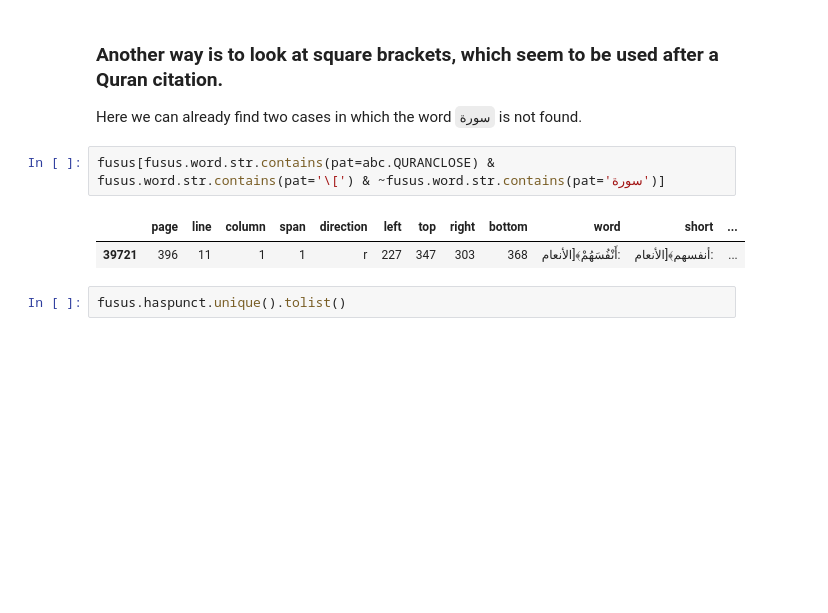
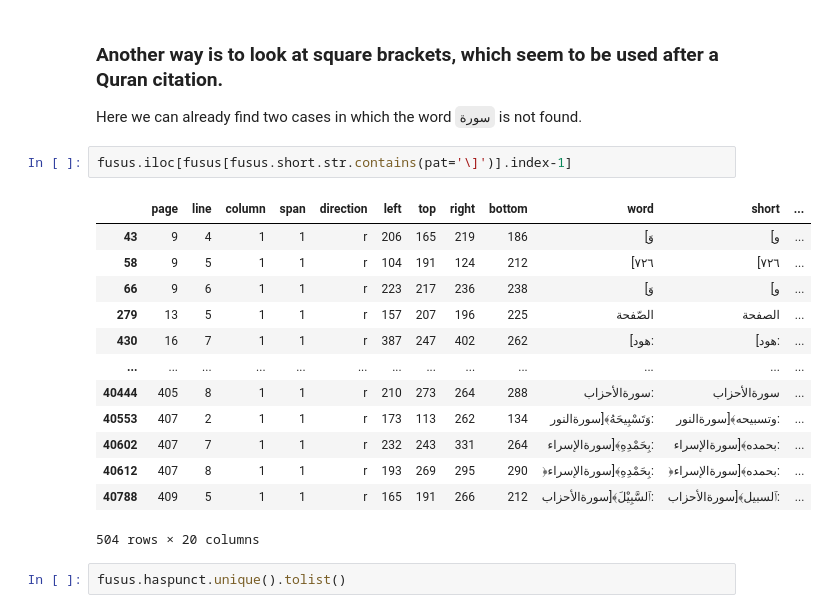
Before and after one commit to among/fusus, a Jupyter notebook: fusust-text-laboratory/TaggingQuranCitations.ipynb, the cells around one changed output. Drawn from its saved outputs; the diff is of its cells as text; blank space fills up the shorter version.

```diff
--- a/fusust-text-laboratory/TaggingQuranCitations.ipynb
+++ b/fusust-text-laboratory/TaggingQuranCitations.ipynb
@@ -155,11 +179,22 @@ print(total)
 # %% [markdown]
 ### Another way is to look at square brackets, which seem to be used after a Quran citation.
 Here we can already find two cases in which the word `سورة` is not found.
-# %%
-fusus[fusus.word.str.contains(pat=abc.QURANCLOSE) & fusus.word.str.contains(pat='\[') & ~fusus.word.str.contains(pat='سورة')]
-# %% [output]
-|  | page | line | column | span | direction | left | top | right | bottom | word | short | ... |
-| 39721 | 396 | 11 | 1 | 1 | r | 227 | 347 | 303 | 368 | أَنْفُسَهُمْ﴾[الأنعام: | أنفسهم﴾[الأنعام: | ... |
+# %%
+fusus.iloc[fusus[fusus.short.str.contains(pat='\]')].index-1]
+# %% [output]
+|  | page | line | column | span | direction | left | top | right | bottom | word | short | ... |
+| 43 | 9 | 4 | 1 | 1 | r | 206 | 165 | 219 | 186 | [وَ | [و | ... |
+| 58 | 9 | 5 | 1 | 1 | r | 104 | 191 | 124 | 212 | [٧٢٦ | [٧٢٦ | ... |
+| 66 | 9 | 6 | 1 | 1 | r | 223 | 217 | 236 | 238 | [وَ | [و | ... |
+| 279 | 13 | 5 | 1 | 1 | r | 157 | 207 | 196 | 225 | الصّفحة | الصفحة | ... |
+| 430 | 16 | 7 | 1 | 1 | r | 387 | 247 | 402 | 262 | [هود: | [هود: | ... |
+| ... | ... | ... | ... | ... | ... | ... | ... | ... | ... | ... | ... | ... |
+| 40444 | 405 | 8 | 1 | 1 | r | 210 | 273 | 264 | 288 | سورةالأحزاب: | سورةالأحزاب | ... |
+| 40553 | 407 | 2 | 1 | 1 | r | 173 | 113 | 262 | 134 | وَتَسْبِيحَهُ﴾[سورةالنور: | وتسبيحه﴾[سورةالنور: | ... |
+| 40602 | 407 | 7 | 1 | 1 | r | 232 | 243 | 331 | 264 | بِحَمْدِهِ﴾[سورةالإسراء: | بحمده﴾[سورةالإسراء: | ... |
+| 40612 | 407 | 8 | 1 | 1 | r | 193 | 269 | 295 | 290 | ﴿بِحَمْدِهِ﴾[سورةالإسراء: | ﴿بحمده﴾[سورةالإسراء: | ... |
+| 40788 | 409 | 5 | 1 | 1 | r | 165 | 191 | 266 | 212 | ٱلسَّبِيْلَ﴾[سورةالأحزاب: | ٱلسبيل﴾[سورةالأحزاب: | ... |
+504 rows × 20 columns
 # %%
 fusus.haspunct.unique().tolist()
 # %% [output]
```
Also changed, not shown: parts of 58 cells of this notebook, 6 other files.
